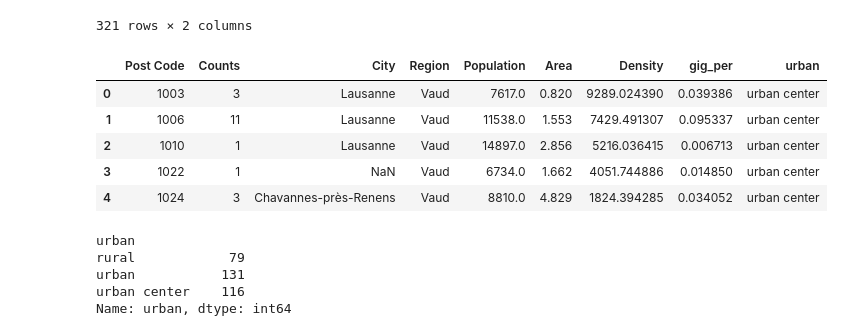
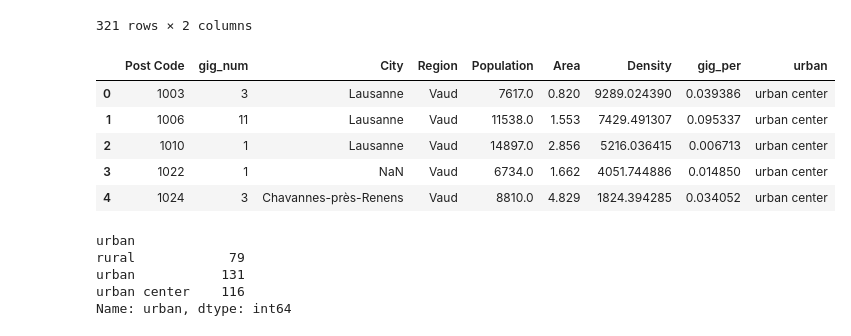
Before and after one commit to sy-guan/master-project-online-staffing, a Jupyter notebook: coople/analysis/coople_urban.ipynb, the cells around one changed output. Saved outputs shown, nothing was run; the diff lists cells and outputs as text; code cells hidden in the pictures.

```diff
--- a/coople/analysis/coople_urban.ipynb
+++ b/coople/analysis/coople_urban.ipynb
@@ -65,15 +66,17 @@ df_count
 # %%
 # Merge grouped aby data with density.csv
 df = df_count.merge(df_density,on = 'Post Code',how = 'left')
 df['gig_per'] = 100*df['Counts']/df['Population']
 # Define urban column
 df['urban'] = 'unknown'
 df.loc[df['Density']<400, 'urban'] = 'rural'
 df.loc[(df['Density']>=400) & (df['Density']<1500), 'urban'] = 'urban'
 df.loc[df['Density']>1500, 'urban'] = 'urban center'
+df = df.rename(columns={'Counts': 'gig_num'})
+
 df.head()
 # %% [output]
-|  | Post Code | Counts | City | Region | Population | Area | Density | gig_per | urban |
+|  | Post Code | gig_num | City | Region | Population | Area | Density | gig_per | urban |
 | 0 | 1003 | 3 | Lausanne | Vaud | 7617.0 | 0.820 | 9289.024390 | 0.039386 | urban center |
 | 1 | 1006 | 11 | Lausanne | Vaud | 11538.0 | 1.553 | 7429.491307 | 0.095337 | urban center |
 | 2 | 1010 | 1 | Lausanne | Vaud | 14897.0 | 2.856 | 5216.036415 | 0.006713 | urban center |
```
Also changed, not shown: parts of 14 cells of this notebook, 3 other files.
